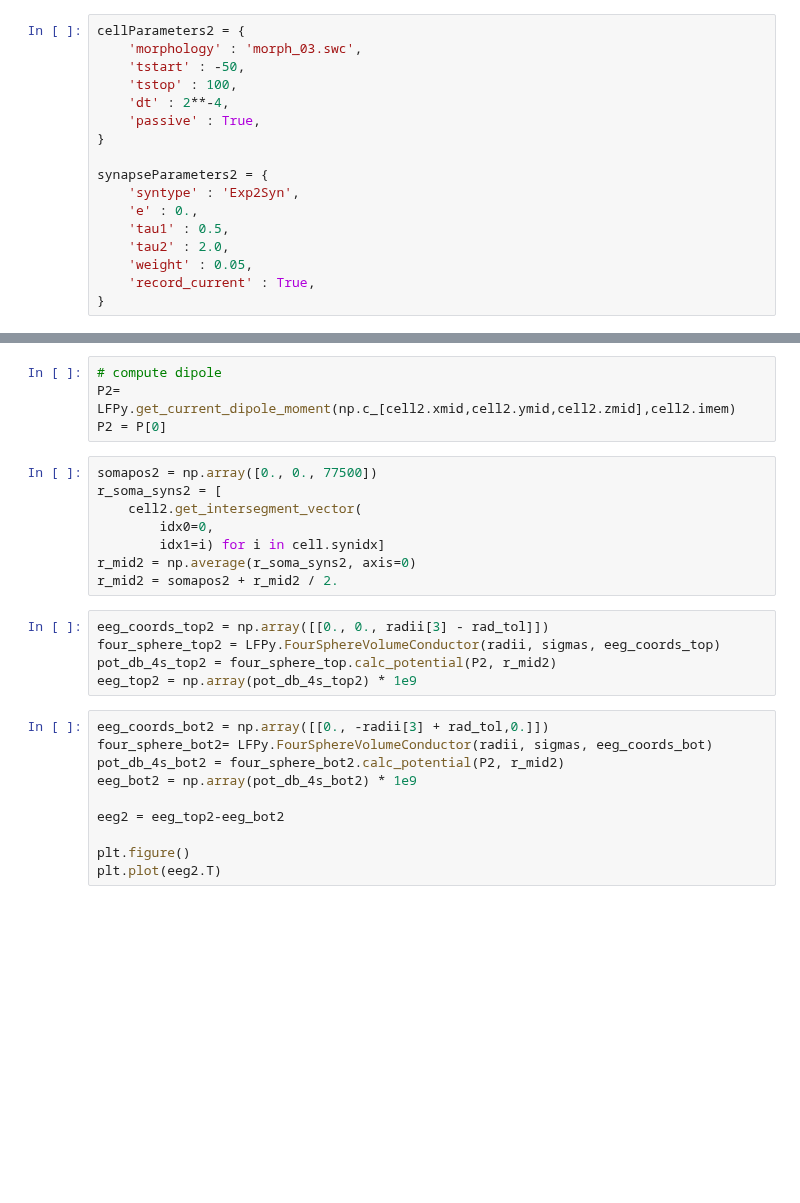
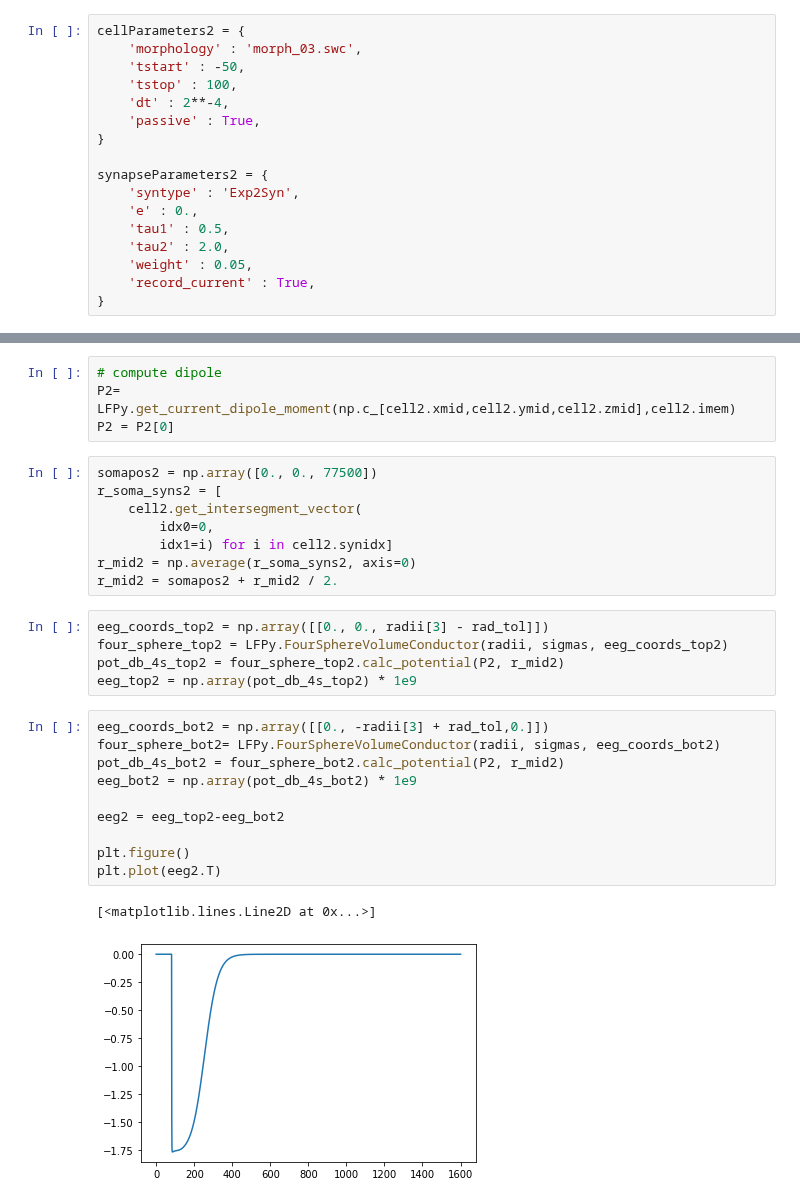
Before and after one commit to GasserElbanna/In-Silico-Neuroscience-Projects, a Jupyter notebook: Week 11/Week11_HomeWork.ipynb, the cells around one changed output, grey strips where cells are left out. Drawn from its saved outputs; the diff is of its cells as text; blank space fills up the shorter version.

```diff
--- a/Week 11/Week11_HomeWork.ipynb
+++ b/Week 11/Week11_HomeWork.ipynb
@@ -883,27 +853,30 @@ cell2.simulate(rec_imem=True,rec_vmem=True)
 # %%
 # compute dipole
 P2= LFPy.get_current_dipole_moment(np.c_[cell2.xmid,cell2.ymid,cell2.zmid],cell2.imem)
-P2 = P[0]
+P2 = P2[0]
 # %%
 somapos2 = np.array([0., 0., 77500])
 r_soma_syns2 = [
     cell2.get_intersegment_vector(
         idx0=0,
-        idx1=i) for i in cell.synidx]
+        idx1=i) for i in cell2.synidx]
 r_mid2 = np.average(r_soma_syns2, axis=0)
 r_mid2 = somapos2 + r_mid2 / 2.
 # %%
 eeg_coords_top2 = np.array([[0., 0., radii[3] - rad_tol]])
-four_sphere_top2 = LFPy.FourSphereVolumeConductor(radii, sigmas, eeg_coords_top)
-pot_db_4s_top2 = four_sphere_top.calc_potential(P2, r_mid2)
+four_sphere_top2 = LFPy.FourSphereVolumeConductor(radii, sigmas, eeg_coords_top2)
+pot_db_4s_top2 = four_sphere_top2.calc_potential(P2, r_mid2)
 eeg_top2 = np.array(pot_db_4s_top2) * 1e9
 # %%
 eeg_coords_bot2 = np.array([[0., -radii[3] + rad_tol,0.]])
-four_sphere_bot2= LFPy.FourSphereVolumeConductor(radii, sigmas, eeg_coords_bot)
+four_sphere_bot2= LFPy.FourSphereVolumeConductor(radii, sigmas, eeg_coords_bot2)
 pot_db_4s_bot2 = four_sphere_bot2.calc_potential(P2, r_mid2)
 eeg_bot2 = np.array(pot_db_4s_bot2) * 1e9
 
 eeg2 = eeg_top2-eeg_bot2
 
 plt.figure()
 plt.plot(eeg2.T)
+# %% [output]
+[<matplotlib.lines.Line2D at 0x...>]
+[figure, added]
```
Also changed, not shown: parts of 8 cells of this notebook, 2 other files.
